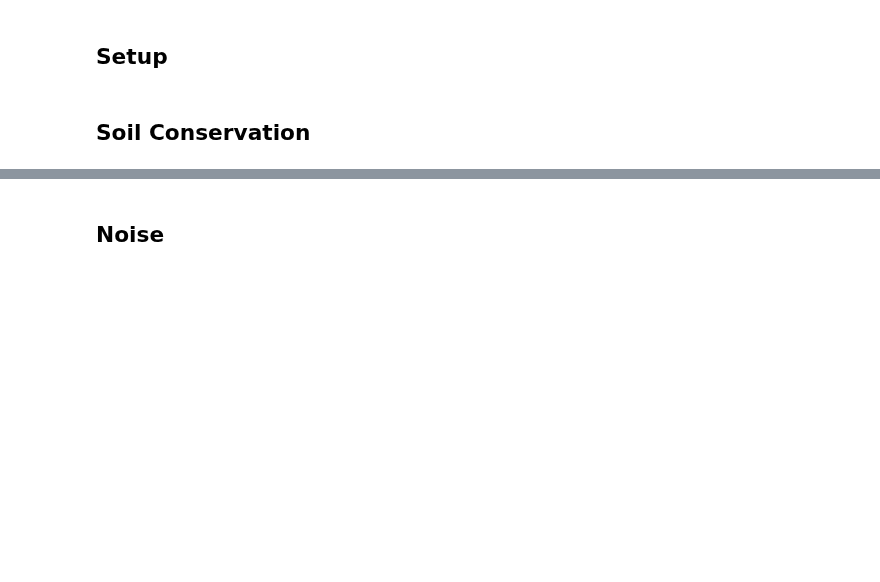
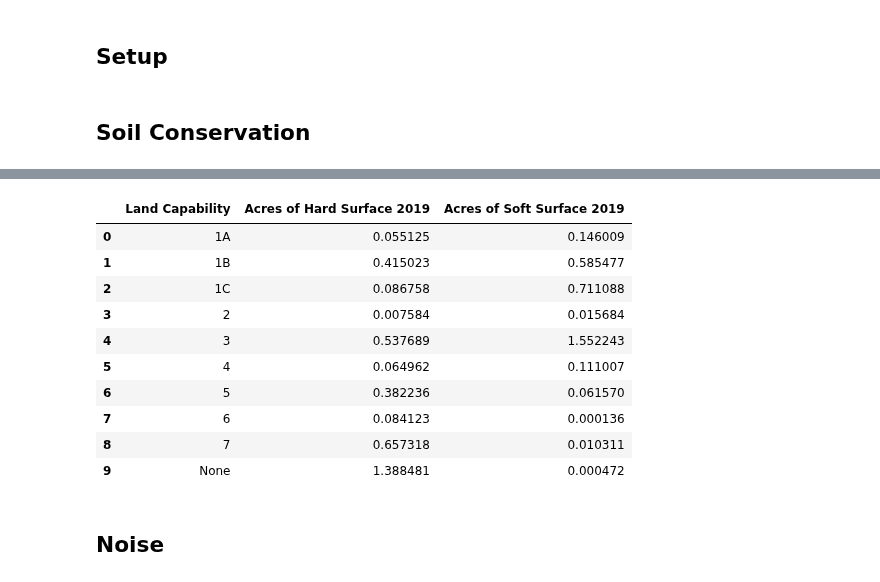
Before and after one commit to trpa-agency/ThresholdEvaluation, a Jupyter notebook: Scripts/2023/ThresholdEvaluation_DataEngineering_2023.ipynb, the cells around one changed output, grey strips where cells are left out. Saved outputs shown, nothing was run; the diff lists cells and outputs as text; code cells hidden in the pictures; blank space fills up the shorter version.

```diff
--- a/Scripts/2023/ThresholdEvaluation_DataEngineering_2023.ipynb
+++ b/Scripts/2023/ThresholdEvaluation_DataEngineering_2023.ipynb
@@ -18,3 +45,100 @@ workspace =r'F:\Research and Analysis\Workspace\Sarah\Data Management 2023\Scrat
+# %%
+# get land capability data
+dfImpChg, dfImp2019 = get_soil_conservation_data_web()
+
+df = dfImpChg.astype({"Land_Capab": str})
+df = df.rename(columns={'Land_Capab':'Land Capability', 'GISAcre':'Total Acres', 'OWNERSHIP_': 'Ownership'})
+df = df.replace(r'^\s*$', np.nan, regex=True)
+df = df[df['Land Capability'].notna()]
+df.set_index('Land Capability')
+dfLCType = df.groupby("Land Capability")["Total Acres"].sum().reset_index()
+
+df = dfLCType.replace(to_replace='None', value=np.nan).dropna()
+
+# 2019 analysis results
+df = dfImp2019.astype({"Land_Capab": str})
+df = df.rename(columns={'Land_Capab':'Land Capability', 'GISAcre':'Acre'})
+df.set_index('Land Capability')
+
+# trails were drawn to wide, reduce acreage by 50%
+df.loc[(df['Surface']=='Soft')&(df['Feature']=='Trail'), 'Acre'] = df.Acre * 0.5
+
+# pivot land capbility by acres of surface type
+pivotSoilImp = pd.pivot_table(df,index=['Land Capability'],
+                            columns='Surface',
+                            values=['Acre'],
+                            aggfunc=np.sum,fill_value=0)
+
+flattened = pd.DataFrame(pivotSoilImp.to_records())
+
+df = flattened.rename(columns={"('Acre', 'Hard')":'Acres of Hard Surface 2019',
+                            "('Acre', 'Soft')":'Acres of Soft Surface 2019'})
+df
+# # replace all spaces ond blanks with NaN
+# df = df.replace(r'^\s*$', np.nan, regex=True)
+# df = df[df['Land Capability'].notna()]
+
+# # calculate acres of coverage
+# df["Acres of Coverage 2019"]= df["Acres of Hard Surface 2019"]+df["Acres of Soft Surface 2019"]
+
+# # merge grouped land capability data frame with impervious pivot data frame
+# dfMerge = pd.merge(df, dfLCType, on='Land Capability')
+
+# # rename field
+# df = dfMerge.rename(columns={'Acre':'Total Acres'})
+
+# # calculate perent coverage
+# df['Percent Hard 2019'] = (df['Acres of Hard Surface 2019']/df['Total Acres'])*100
+# df['Percent Soft 2019'] = (df['Acres of Soft Surface 2019']/df['Total Acres'])*100
+# df['Percent Impervious 2019'] = ((df['Acres of Hard Surface 2019']+df['Acres of Soft Surface 2019'])/df['Total Acres'])*100
+
+# # record percent allowed field
+# df['Threshold Value'] = "0%"
+# df.loc[df['Land Capability'].isin(['1A','1B','1C','2']), 'Threshold Value'] = "1%"
+# df.loc[df['Land Capability'].isin(['3']), 'Threshold Value'] = "5%"
+# df.loc[df['Land Capability'].isin(['4']), 'Threshold Value'] = "20%"
+# df.loc[df['Land Capability'].isin(['5']), 'Threshold Value'] = "25%"
+# df.loc[df['Land Capability'].isin(['6','7']), 'Threshold Value'] = "30%"
+
+# # determine acres of coverage allowed per land capability
+# df['Threshold Acres'] = 0
+# df.loc[df['Land Capability'].isin(['1A','1B','1C','2']), 'Threshold Acres'] = df['Total Acres']*0.01
+# df.loc[df['Land Capability'].isin(['3']), 'Threshold Acres'] = df['Total Acres']*0.05
+# df.loc[df['Land Capability'].isin(['4']), 'Threshold Acres'] = df['Total Acres']*0.2
+# df.loc[df['Land Capability'].isin(['5']), 'Threshold Acres'] = df['Total Acres']*0.25
+# df.loc[df['Land Capability'].isin(['6','7']), 'Threshold Acres'] = df['Total Acres']*0.3
+
+# df2019 = df.drop(columns=['Threshold Acres', 'Threshold Value', 'Total Acres'])
+
+# df = df[['Land Capability',
+#         'Acres of Hard Surface 2019',
+#         'Acres of Soft Surface 2019',
+#         'Acres of Coverage 2019',
+#         'Percent Hard 2019',
+#         'Percent Soft 2019',
+#         'Percent Impervious 2019',
+#         'Total Acres',
+#         'Threshold Value',
+#         'Threshold Acres']]
+
+# df.dropna(subset=['Land Capability'], inplace=True)
+
+# df['Land Capability']= pd.Categorical(df['Land Capability'], ['1A', '1B', '1C', '2', '3', '4', '5', '6', '7'])
+
+# df.sort_values(by="Land Capability")
+# df.set_index('Land Capability')
+# %% [output]
+|  | Land Capability | Acres of Hard Surface 2019 | Acres of Soft Surface 2019 |
+| 0 | 1A | 0.055125 | 0.146009 |
+| 1 | 1B | 0.415023 | 0.585477 |
+| 2 | 1C | 0.086758 | 0.711088 |
+| 3 | 2 | 0.007584 | 0.015684 |
+| 4 | 3 | 0.537689 | 1.552243 |
+| 5 | 4 | 0.064962 | 0.111007 |
+| 6 | 5 | 0.382236 | 0.061570 |
+| 7 | 6 | 0.084123 | 0.000136 |
+| 8 | 7 | 0.657318 | 0.010311 |
+| 9 | None | 1.388481 | 0.000472 |
 # %%
 dfNewImp = pd.read_csv(r"data\raw_data\FinalCoverageChanges_2020-2023.csv")
 
```
Also changed, not shown: parts of 4 cells of this notebook, 2 other files.
